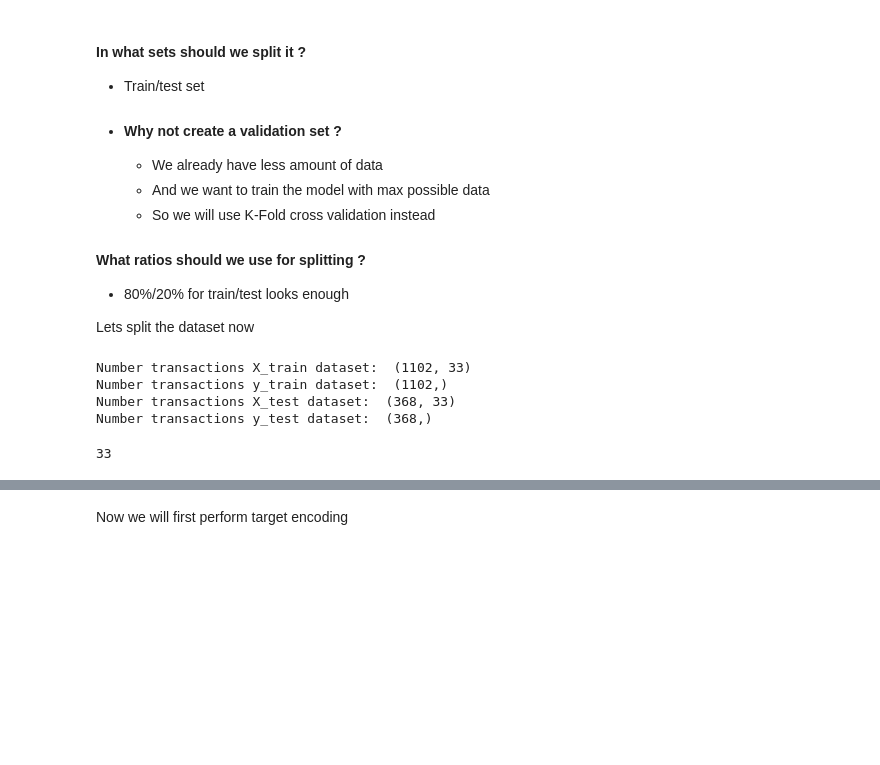
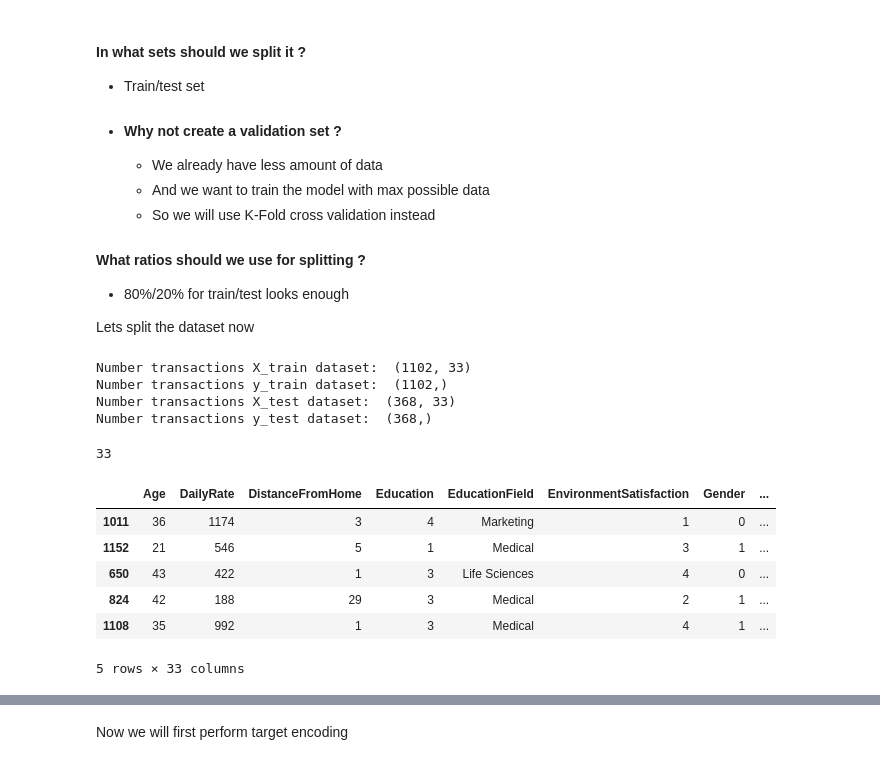
Before and after one commit to Dev-ERAK/DSML-Notes, a Jupyter notebook: M-15 ML-Supervised Algorithms/03 ML Decision Trees-1/PostRead_DecisionTree_1_Usecase_Intro.ipynb, the cells around one changed output, grey strips where cells are left out. Drawn from its saved outputs; the diff is of its cells as text; code cells hidden in the pictures; blank space fills up the shorter version.

```diff
--- a/M-15 ML-Supervised Algorithms/03 ML Decision Trees-1/PostRead_DecisionTree_1_Usecase_Intro.ipynb
+++ b/M-15 ML-Supervised Algorithms/03 ML Decision Trees-1/PostRead_DecisionTree_1_Usecase_Intro.ipynb
@@ -302,3 +367,13 @@ Number transactions y_test dataset:  (368,)
 len(X_train.columns)
 # %% [output]
 33
+# %%
+X_train.head()
+# %% [output]
+|  | Age | DailyRate | DistanceFromHome | Education | EducationField | EnvironmentSatisfaction | Gender | ... |
+| 1011 | 36 | 1174 | 3 | 4 | Marketing | 1 | 0 | ... |
+| 1152 | 21 | 546 | 5 | 1 | Medical | 3 | 1 | ... |
+| 650 | 43 | 422 | 1 | 3 | Life Sciences | 4 | 0 | ... |
+| 824 | 42 | 188 | 29 | 3 | Medical | 2 | 1 | ... |
+| 1108 | 35 | 992 | 1 | 3 | Medical | 4 | 1 | ... |
+5 rows × 33 columns
```
Also changed, not shown: parts of 13 cells of this notebook, 7 other files.
